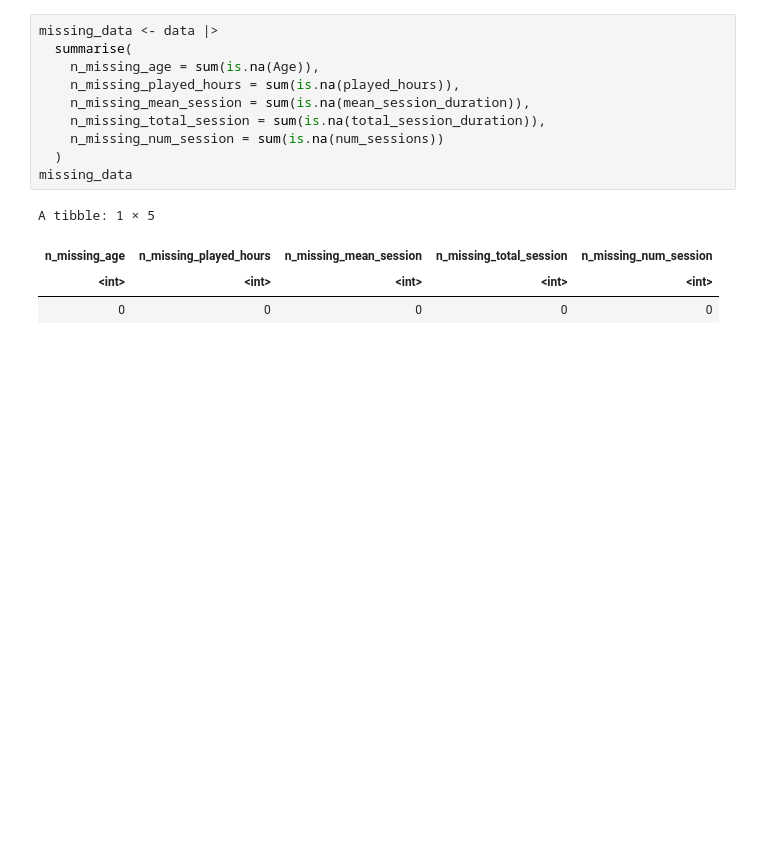
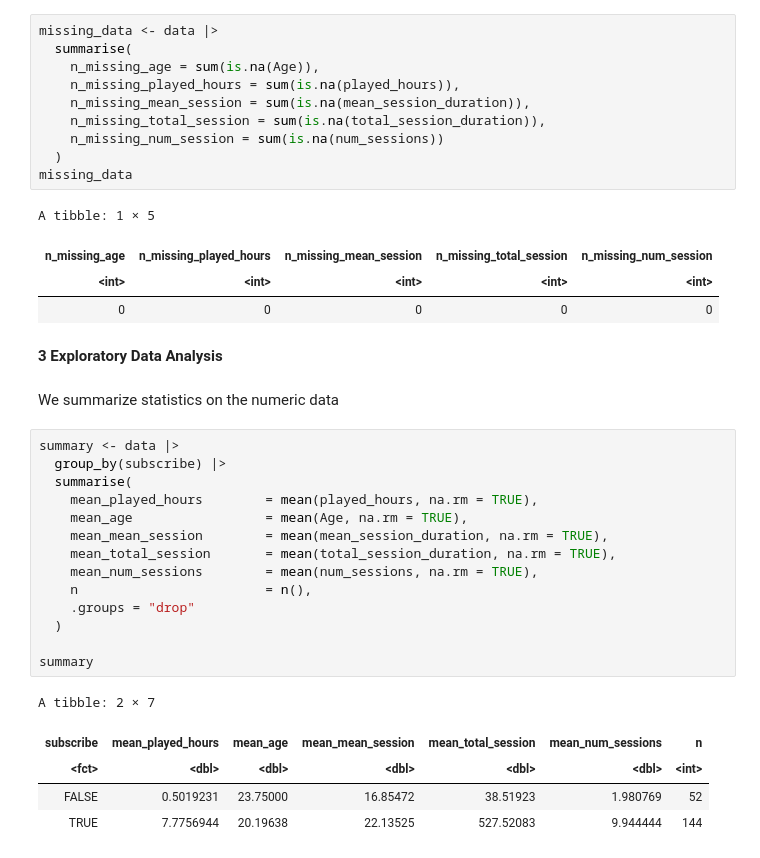
Before and after one commit to wizexplorer/dsci-100-project, a Jupyter notebook: project_report_40.ipynb, the cells around one changed output. Drawn from its saved outputs; the diff is of its cells as text; blank space fills up the shorter version.

```diff
--- a/project_report_40.ipynb
+++ b/project_report_40.ipynb
@@ -253,3 +253,27 @@ A tibble: 1 × 5
 | n_missing_age | n_missing_played_hours | n_missing_mean_session | n_missing_total_session | n_missing_num_session |
 | <int> | <int> | <int> | <int> | <int> |
 | 0 | 0 | 0 | 0 | 0 |
+# %% [markdown]
+__3 Exploratory Data Analysis__
+# %% [markdown]
+We summarize statistics on the numeric data
+# %%
+summary <- data |>
+  group_by(subscribe) |>
+  summarise(
+    mean_played_hours        = mean(played_hours, na.rm = TRUE),
+    mean_age                 = mean(Age, na.rm = TRUE),
+    mean_mean_session        = mean(mean_session_duration, na.rm = TRUE),
+    mean_total_session       = mean(total_session_duration, na.rm = TRUE),
+    mean_num_sessions        = mean(num_sessions, na.rm = TRUE),
+    n                        = n(),
+    .groups = "drop"
+  )
+
+summary
+# %% [output]
+A tibble: 2 × 7
+| subscribe | mean_played_hours | mean_age | mean_mean_session | mean_total_session | mean_num_sessions | n |
+| <fct> | <dbl> | <dbl> | <dbl> | <dbl> | <dbl> | <int> |
+| FALSE | 0.5019231 | 23.75000 | 16.85472 | 38.51923 | 1.980769 | 52 |
+| TRUE | 7.7756944 | 20.19638 | 22.13525 | 527.52083 | 9.944444 | 144 |
```
Also changed, not shown: parts of 6 cells of this notebook.
